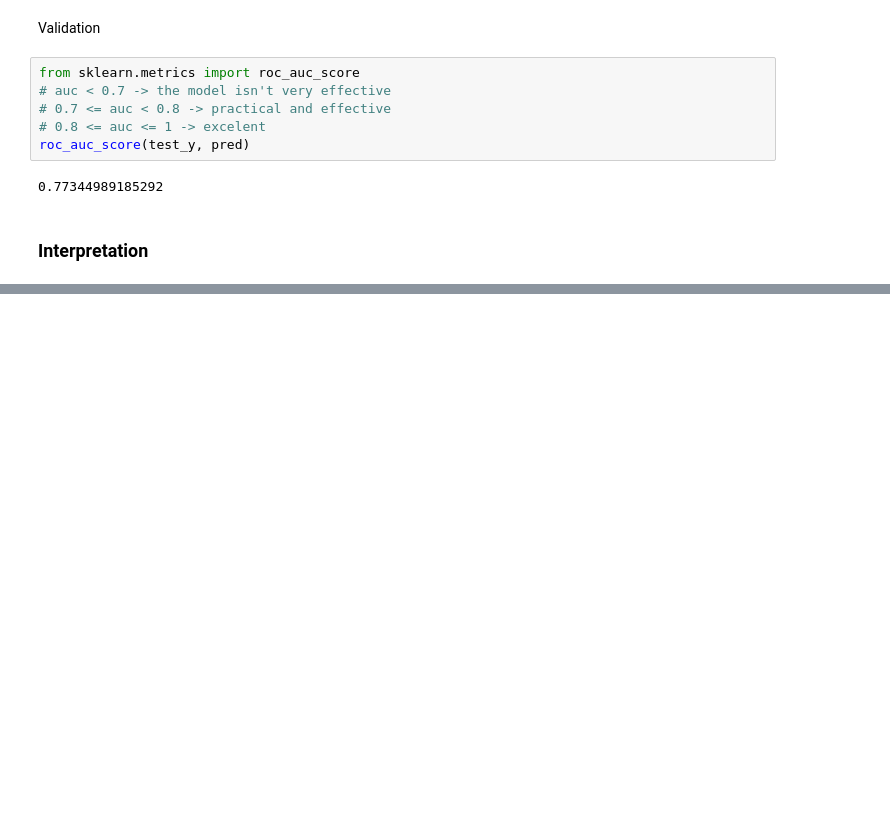
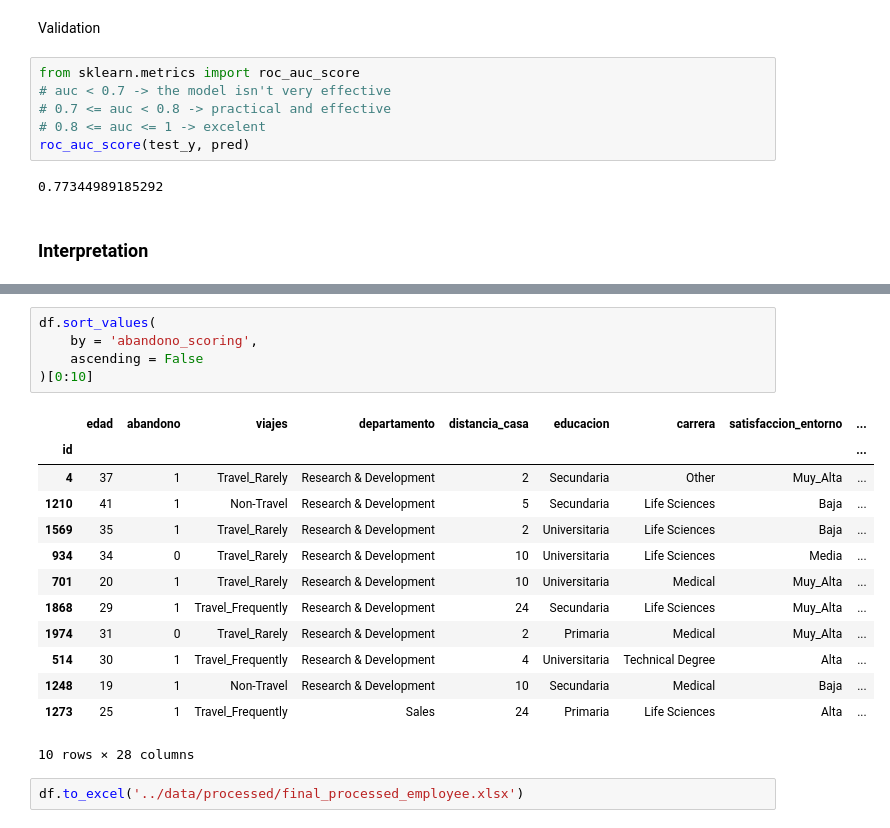
Before and after one commit to JosephChomboM/Employee-turnover, a Jupyter notebook: notebooks/training.ipynb, the cells around one changed output, grey strips where cells are left out. Cells and saved outputs as stored; diff of their text form; blank space fills up the shorter version.

Commit message:
final employee_ML_model

```diff
--- a/notebooks/training.ipynb
+++ b/notebooks/training.ipynb
@@ -190,0 +222,21 @@ plot_tree(
+# %%
+df.sort_values(
+    by = 'abandono_scoring',
+    ascending = False
+)[0:10]
+# %% [output]
+|  | edad | abandono | viajes | departamento | distancia_casa | educacion | carrera | satisfaccion_entorno | ... |
+| id |  |  |  |  |  |  |  |  | ... |
+| 4 | 37 | 1 | Travel_Rarely | Research & Development | 2 | Secundaria | Other | Muy_Alta | ... |
+| 1210 | 41 | 1 | Non-Travel | Research & Development | 5 | Secundaria | Life Sciences | Baja | ... |
+| 1569 | 35 | 1 | Travel_Rarely | Research & Development | 2 | Universitaria | Life Sciences | Baja | ... |
+| 934 | 34 | 0 | Travel_Rarely | Research & Development | 10 | Universitaria | Life Sciences | Media | ... |
+| 701 | 20 | 1 | Travel_Rarely | Research & Development | 10 | Universitaria | Medical | Muy_Alta | ... |
+| 1868 | 29 | 1 | Travel_Frequently | Research & Development | 24 | Secundaria | Life Sciences | Muy_Alta | ... |
+| 1974 | 31 | 0 | Travel_Rarely | Research & Development | 2 | Primaria | Medical | Muy_Alta | ... |
+| 514 | 30 | 1 | Travel_Frequently | Research & Development | 4 | Universitaria | Technical Degree | Alta | ... |
+| 1248 | 19 | 1 | Non-Travel | Research & Development | 10 | Secundaria | Medical | Baja | ... |
+| 1273 | 25 | 1 | Travel_Frequently | Sales | 24 | Primaria | Life Sciences | Alta | ... |
+10 rows × 28 columns
+# %%
+df.to_excel('../data/processed/final_processed_employee.xlsx')
```
Also changed, not shown: parts of 6 cells of this notebook, 1 other file.
